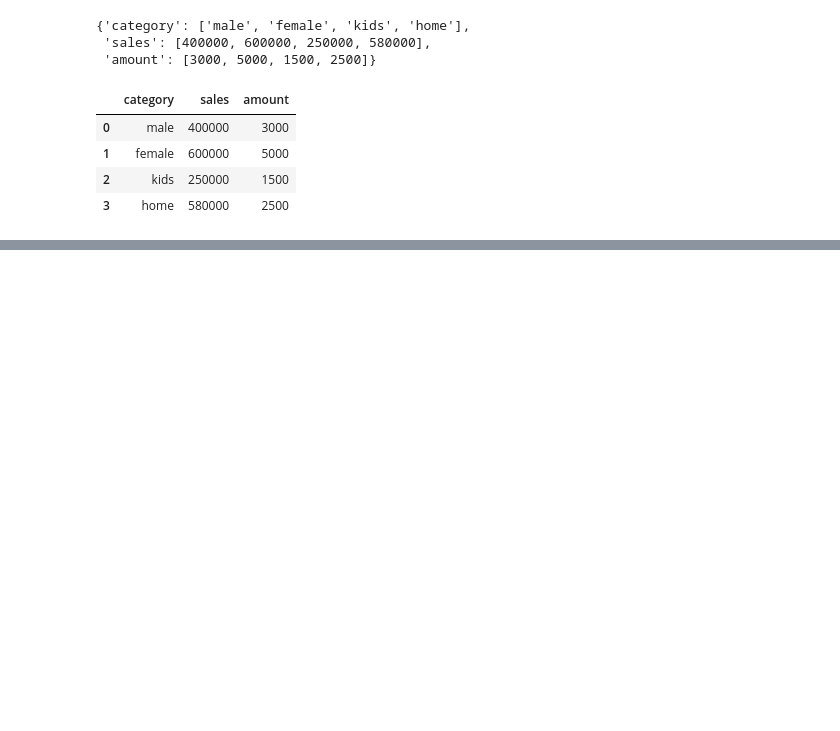
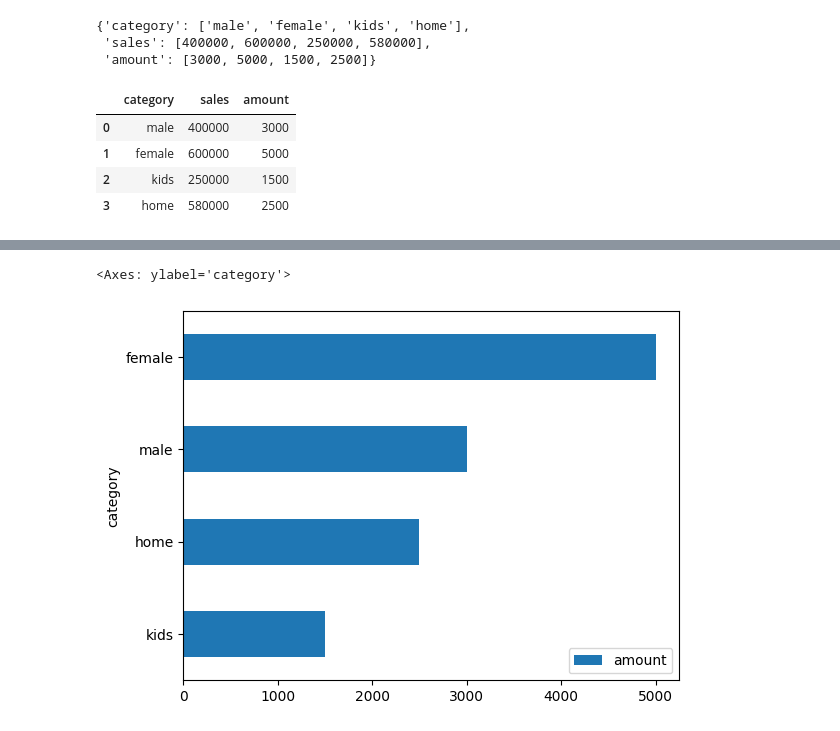
Before and after one commit to imnotannamaria/ia_statistics_for_devs, a Jupyter notebook: estatistica_devs.ipynb, the cells around one changed output, grey strips where cells are left out. Drawn from its saved outputs; the diff is of its cells as text; code cells hidden in the pictures; blank space fills up the shorter version.

```diff
--- a/estatistica_devs.ipynb
+++ b/estatistica_devs.ipynb
@@ -160,0 +178,5 @@ df_sales
+# %%
+df_sales.sort_values('amount').plot.barh(x='category', y='amount')
+# %% [output]
+<Axes: ylabel='category'>
+[figure, added]
```
Also changed, not shown: parts of 4 cells of this notebook.
